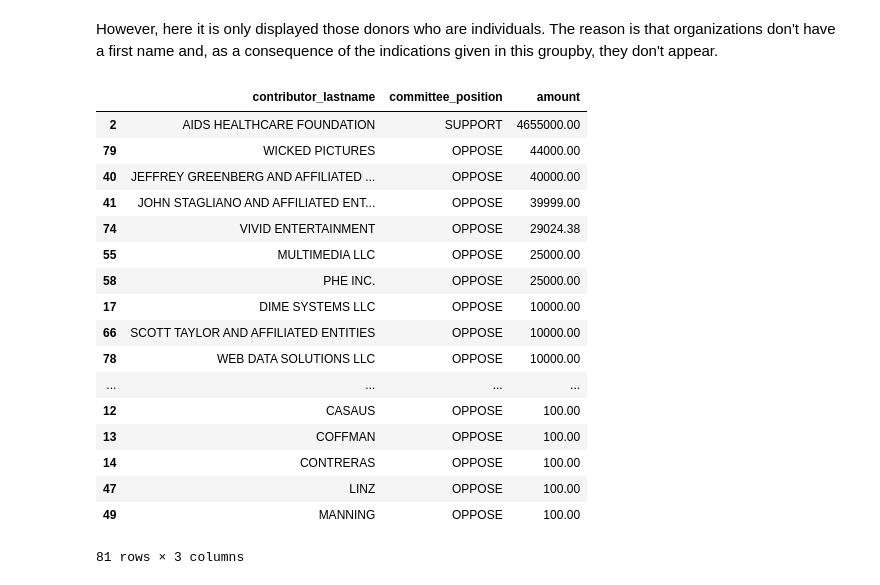
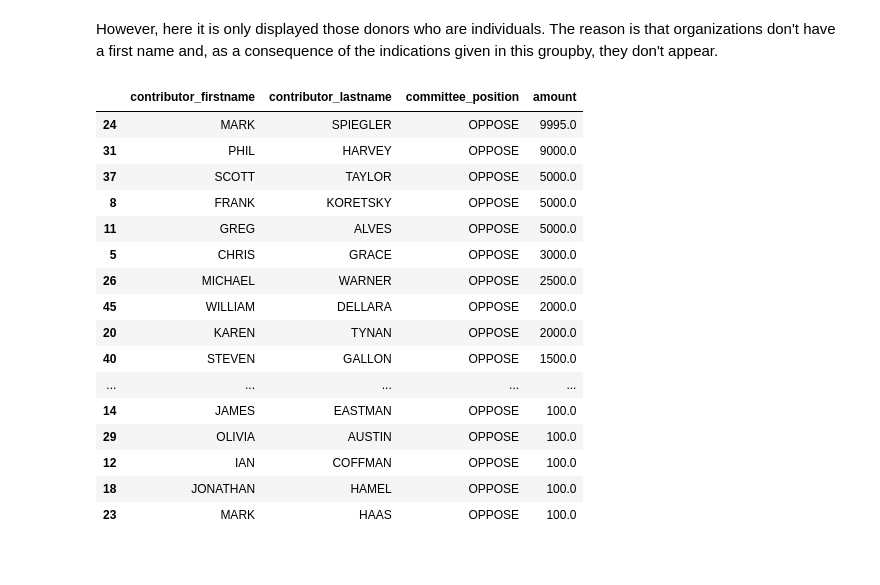
Before and after one commit to miguelrofer/first-python-notebook, a Jupyter notebook: prop-60-analysis.ipynb, the cells around one changed output. Cells and saved outputs as stored; diff of their text form; code cells hidden in the pictures.

```diff
--- a/prop-60-analysis.ipynb
+++ b/prop-60-analysis.ipynb
@@ -289,23 +310,22 @@ The example below includes every donor, from those who only has a lastname to th
 # %% [markdown]
 However, here it is only displayed those donors who are individuals. The reason is that organizations don't have a first name and, as a consequence of the indications given in this groupby, they don't appear.
 # %%
-merged.groupby(["contributor_lastname", "committee_position"]).amount.sum().reset_index().sort_values("amount", ascending=False)
+merged.groupby(["contributor_firstname", "contributor_lastname", "committee_position"]).amount.sum().reset_index().sort_values("amount", ascending=False)
 # %% [output]
-|  | contributor_lastname | committee_position | amount |
-| 2 | AIDS HEALTHCARE FOUNDATION | SUPPORT | 4655000.00 |
-| 79 | WICKED PICTURES | OPPOSE | 44000.00 |
-| 40 | JEFFREY GREENBERG AND AFFILIATED ... | OPPOSE | 40000.00 |
-| 41 | JOHN STAGLIANO AND AFFILIATED ENT... | OPPOSE | 39999.00 |
-| 74 | VIVID ENTERTAINMENT | OPPOSE | 29024.38 |
-| 55 | MULTIMEDIA LLC | OPPOSE | 25000.00 |
-| 58 | PHE INC. | OPPOSE | 25000.00 |
-| 17 | DIME SYSTEMS LLC | OPPOSE | 10000.00 |
-| 66 | SCOTT TAYLOR AND AFFILIATED ENTITIES | OPPOSE | 10000.00 |
-| 78 | WEB DATA SOLUTIONS LLC | OPPOSE | 10000.00 |
-| ... | ... | ... | ... |
-| 12 | CASAUS | OPPOSE | 100.00 |
-| 13 | COFFMAN | OPPOSE | 100.00 |
-| 14 | CONTRERAS | OPPOSE | 100.00 |
-| 47 | LINZ | OPPOSE | 100.00 |
-| 49 | MANNING | OPPOSE | 100.00 |
+|  | contributor_firstname | contributor_lastname | committee_position | amount |
+| 24 | MARK | SPIEGLER | OPPOSE | 9995.0 |
+| 31 | PHIL | HARVEY | OPPOSE | 9000.0 |
+| 37 | SCOTT | TAYLOR | OPPOSE | 5000.0 |
+| 8 | FRANK | KORETSKY | OPPOSE | 5000.0 |
+| 11 | GREG | ALVES | OPPOSE | 5000.0 |
+| 5 | CHRIS | GRACE | OPPOSE | 3000.0 |
+| 26 | MICHAEL | WARNER | OPPOSE | 2500.0 |
+| 45 | WILLIAM | DELLARA | OPPOSE | 2000.0 |
+| 20 | KAREN | TYNAN | OPPOSE | 2000.0 |
+| 40 | STEVEN | GALLON | OPPOSE | 1500.0 |
+| ... | ... | ... | ... | ... |
+| 14 | JAMES | EASTMAN | OPPOSE | 100.0 |
+| 29 | OLIVIA | AUSTIN | OPPOSE | 100.0 |
+| 12 | IAN | COFFMAN | OPPOSE | 100.0 |
+| 18 | JONATHAN | HAMEL | OPPOSE | 100.0 |
+| 23 | MARK | HAAS | OPPOSE | 100.0 |
-81 rows × 3 columns
```
Also changed, not shown: parts of 1 cell of this notebook.
